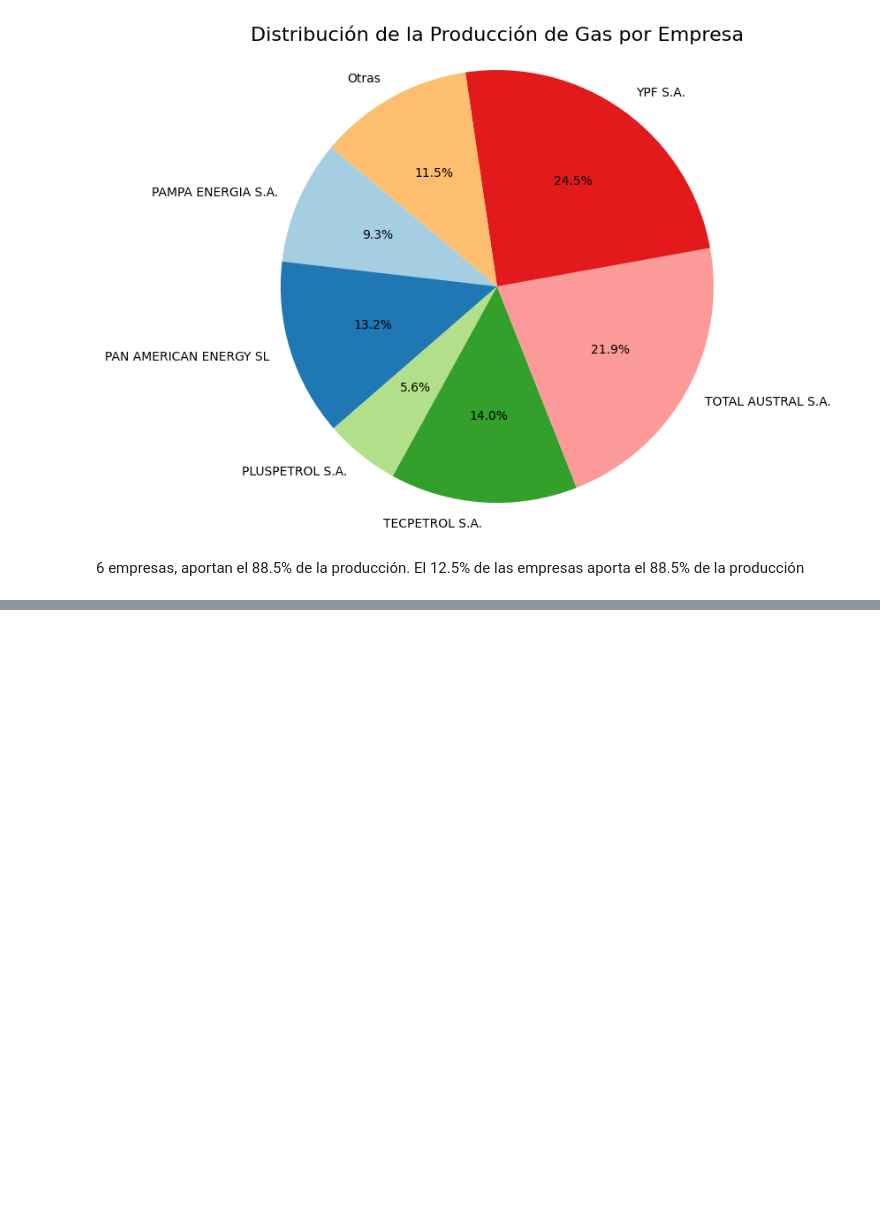
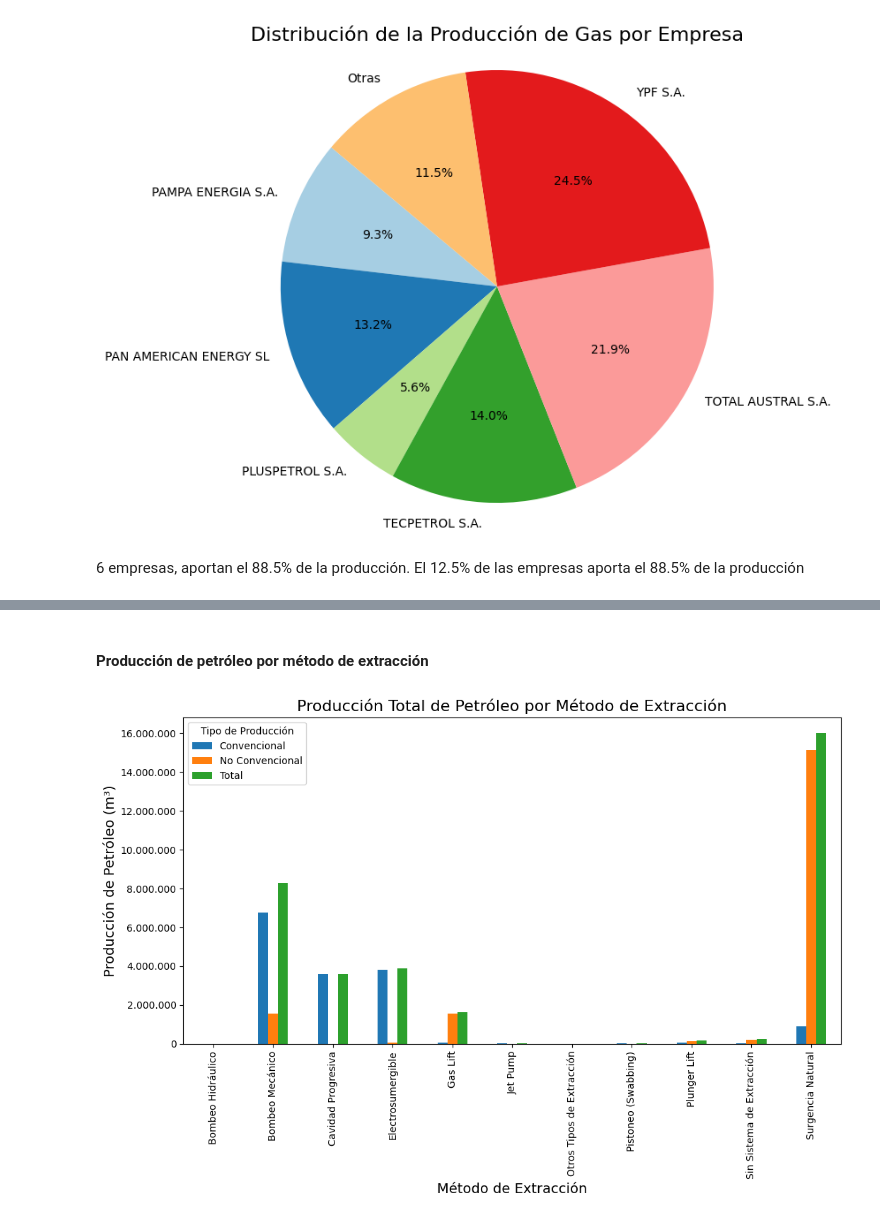
Before and after one commit to Nicopiwi/tps-calidad-de-datos, a Jupyter notebook: tp2/puntoD.ipynb, the cells around one changed output, grey strips where cells are left out. Saved outputs shown, nothing was run; the diff lists cells and outputs as text; code cells hidden in the pictures; blank space fills up the shorter version.

Commit message:
agrego gráficos

```diff
--- a/tp2/puntoD.ipynb
+++ b/tp2/puntoD.ipynb
@@ -847,0 +867,40 @@ El 12.5% de las empresas aporta el 88.5% de la producción
+# %% [markdown]
+#### Producción de petróleo por método de extracción
+# %%
+import pandas as pd
+import matplotlib.pyplot as plt
+from matplotlib.ticker import FuncFormatter
+
+# Crear Series con las producciones por método
+prod_p_conv_por_extraccion = df_pozos_convencional_2024.groupby('tipoextraccion')['prod_pet'].sum()
+prod_p_noconv_por_extraccion = df_pozos_noconvencional_2024.groupby('tipoextraccion')['prod_pet'].sum()
+
+# Combinar en un DataFrame
+df_prod_p_total = pd.DataFrame({
+    'convencional': prod_p_conv_por_extraccion,
+    'no_convencional': prod_p_noconv_por_extraccion
+}).fillna(0)  # Rellenar NaN con 0 para métodos que no aparezcan en uno de los dos
+
+# Calcular la producción total
+df_prod_p_total['total'] = df_prod_p_total['convencional'] + df_prod_p_total['no_convencional']
+
+# Crear gráfico de barras
+ax = df_prod_p_total[['convencional', 'no_convencional', 'total']].plot(kind='bar', figsize=(12, 6))
+
+# Configurar título y etiquetas
+plt.title('Producción Total de Petróleo por Método de Extracción', fontsize=16)
+plt.xlabel('Método de Extracción', fontsize=14)
+plt.ylabel('Producción de Petróleo (m³)', fontsize=14)
+plt.legend(['Convencional', 'No Convencional', 'Total'], title="Tipo de Producción")
+
+# Formatear los ejes para mostrar números reales de la producción
+def millones(x, pos):
+    return f'{x:,.0f}'.replace(',', '.')
+
+formatter = FuncFormatter(millones)
+ax.yaxis.set_major_formatter(formatter)
+
+# Mostrar el gráfico
+plt.show()
+# %% [output]
+[figure, added]
```
Also changed, not shown: parts of 6 cells of this notebook.
